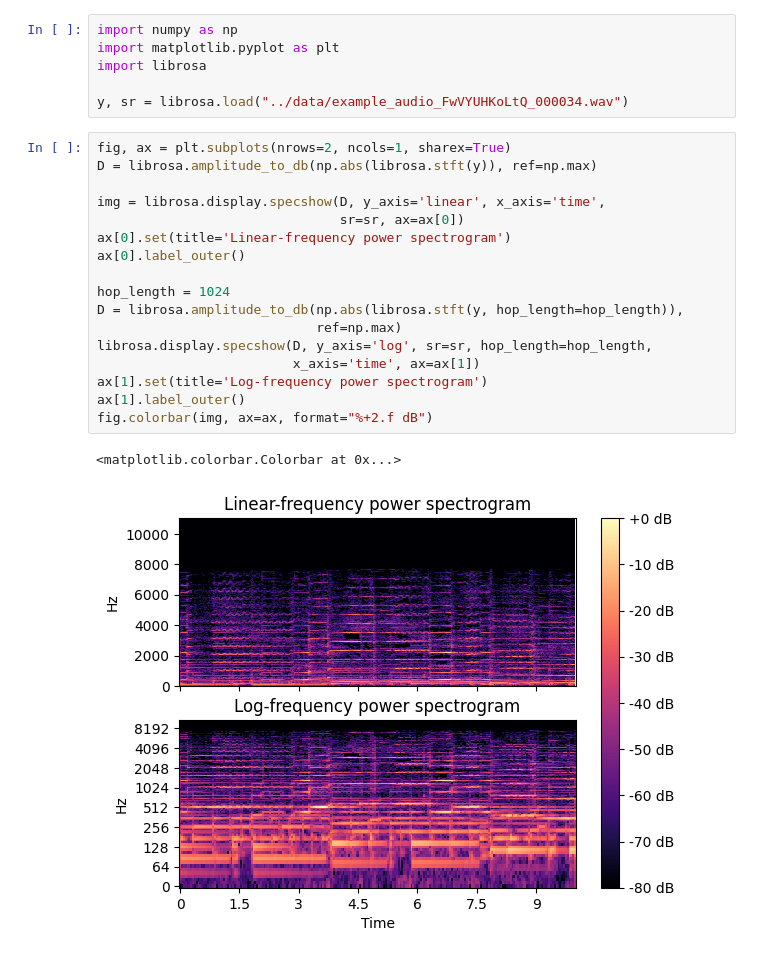
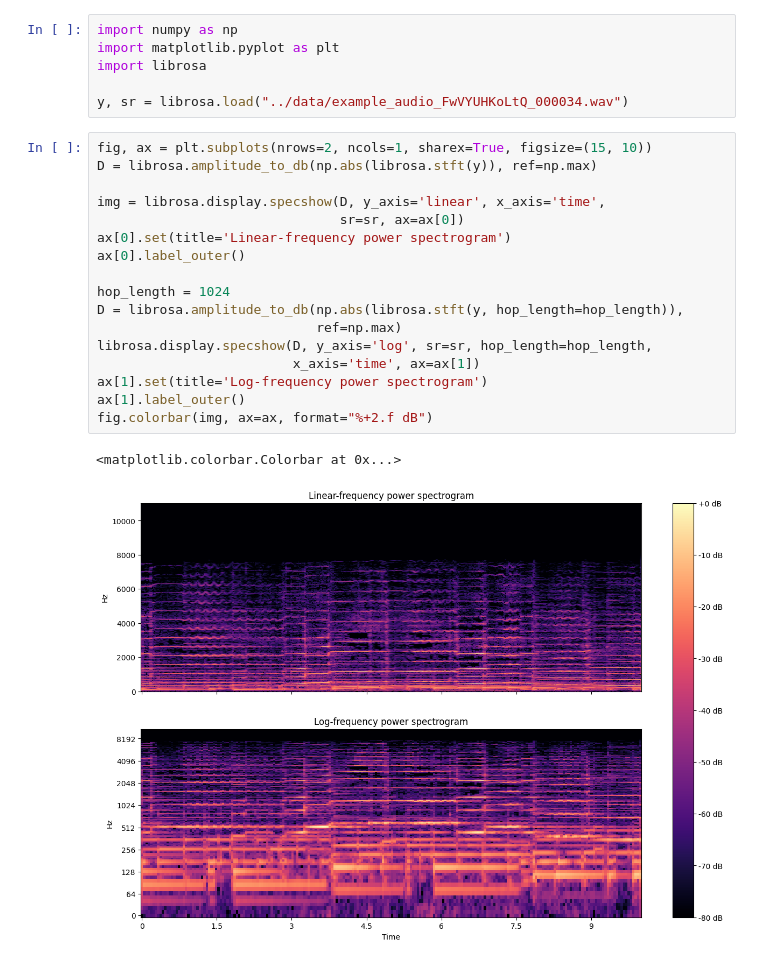
Before and after one commit to jacobdenobel/brucezilany, a Jupyter notebook: scripts/spec.ipynb, the cells around one changed output. Saved outputs shown, nothing was run; the diff lists cells and outputs as text.

```diff
--- a/scripts/spec.ipynb
+++ b/scripts/spec.ipynb
@@ -5,22 +5,22 @@ import librosa
 
 y, sr = librosa.load("../data/example_audio_FwVYUHKoLtQ_000034.wav")
 # %%
-fig, ax = plt.subplots(nrows=2, ncols=1, sharex=True)
+fig, ax = plt.subplots(nrows=2, ncols=1, sharex=True, figsize=(15, 10))
 D = librosa.amplitude_to_db(np.abs(librosa.stft(y)), ref=np.max)
 
 img = librosa.display.specshow(D, y_axis='linear', x_axis='time',
                                sr=sr, ax=ax[0])
 ax[0].set(title='Linear-frequency power spectrogram')
 ax[0].label_outer()
 
 hop_length = 1024
 D = librosa.amplitude_to_db(np.abs(librosa.stft(y, hop_length=hop_length)),
                             ref=np.max)
 librosa.display.specshow(D, y_axis='log', sr=sr, hop_length=hop_length,
                          x_axis='time', ax=ax[1])
 ax[1].set(title='Log-frequency power spectrogram')
 ax[1].label_outer()
 fig.colorbar(img, ax=ax, format="%+2.f dB")
 # %% [output]
 <matplotlib.colorbar.Colorbar at 0x...>
-[figure, old version]
+[figure, new version]
```
Also changed, not shown: 1 other file.
